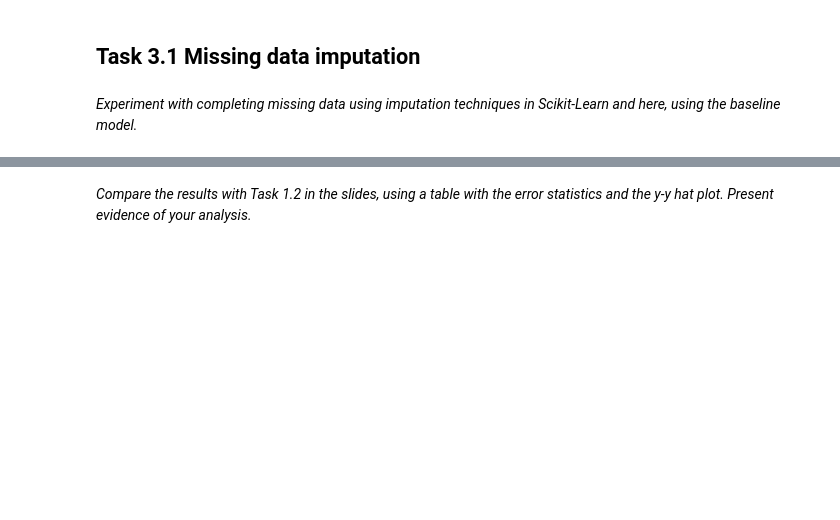
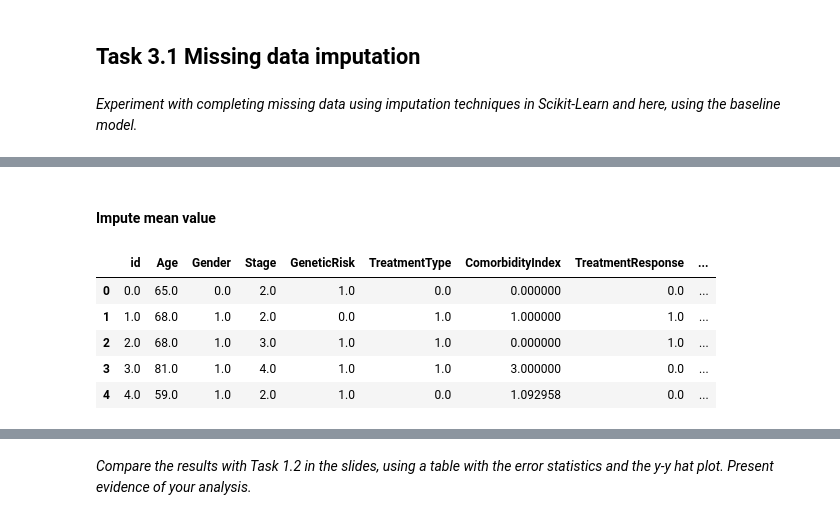
Before and after one commit to magdaa08/multiple_myeloma_survival, a Jupyter notebook: ml_nova_multiple_myeloma_survival.ipynb, the cells around one changed output, grey strips where cells are left out. Cells and saved outputs as stored; diff of their text form; code cells hidden in the pictures; blank space fills up the shorter version.

```diff
--- a/ml_nova_multiple_myeloma_survival.ipynb
+++ b/ml_nova_multiple_myeloma_survival.ipynb
@@ -561,0 +664,16 @@ save_predictions_to_csv(predictions, 'Nonlinear-submission-01')
+# %% [markdown]
+#### Impute mean value
+# %%
+imputer_mean = SimpleImputer(missing_values=np.nan, strategy='mean')
+
+imputed_data_mean = imputer_mean.fit_transform(df_train)
+df_imputed_mean = pd.DataFrame(imputed_data_mean, columns=df_train.columns)
+
+df_imputed_mean.head()
+# %% [output]
+|  | id | Age | Gender | Stage | GeneticRisk | TreatmentType | ComorbidityIndex | TreatmentResponse | ... |
+| 0 | 0.0 | 65.0 | 0.0 | 2.0 | 1.0 | 0.0 | 0.000000 | 0.0 | ... |
+| 1 | 1.0 | 68.0 | 1.0 | 2.0 | 0.0 | 1.0 | 1.000000 | 1.0 | ... |
+| 2 | 2.0 | 68.0 | 1.0 | 3.0 | 1.0 | 1.0 | 0.000000 | 1.0 | ... |
+| 3 | 3.0 | 81.0 | 1.0 | 4.0 | 1.0 | 1.0 | 3.000000 | 0.0 | ... |
+| 4 | 4.0 | 59.0 | 1.0 | 2.0 | 1.0 | 0.0 | 1.092958 | 0.0 | ... |
```
Also changed, not shown: parts of 38 cells of this notebook, 2 other files.
